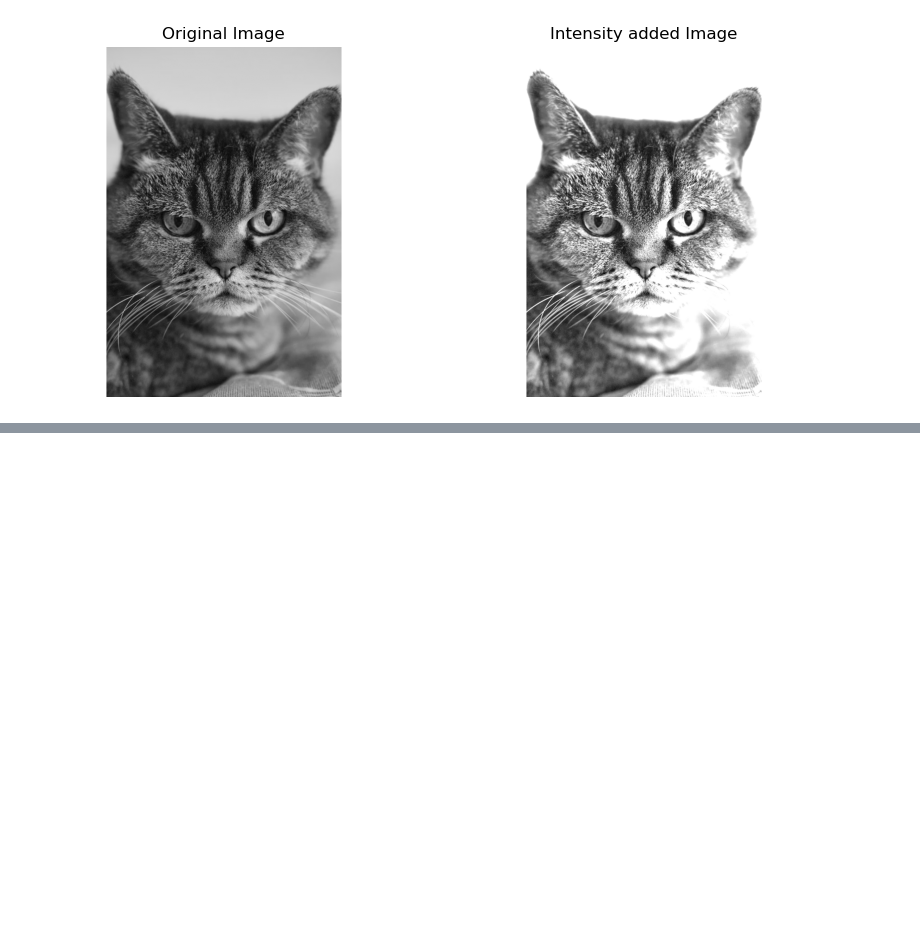
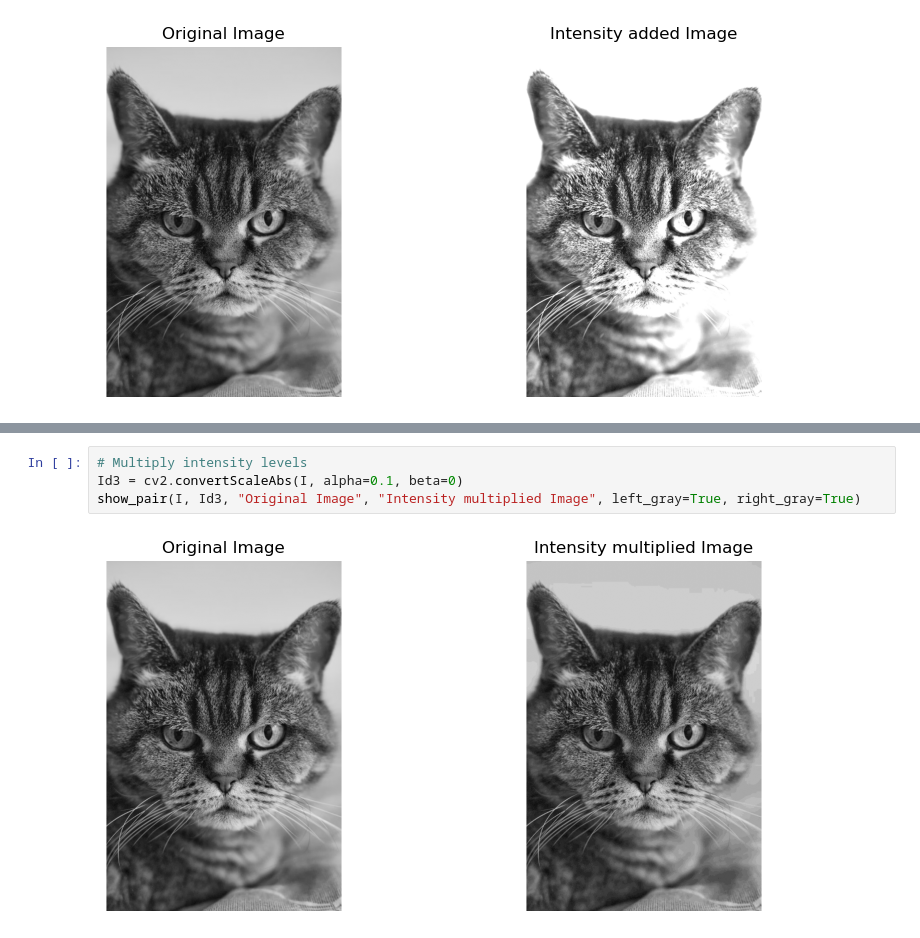
Before and after one commit to mdshiblinoman/Digital-Image-Processing-Lab, a Jupyter notebook: intensity_trasformation.ipynb, the cells around one changed output, grey strips where cells are left out. Cells and saved outputs as stored; diff of their text form; blank space fills up the shorter version.

```diff
--- a/intensity_trasformation.ipynb
+++ b/intensity_trasformation.ipynb
@@ -49,0 +56,6 @@ show_pair(I, Id1, "Original Image", "Intensity added Image", left_gray=True, rig
+# %%
+# Multiply intensity levels
+Id3 = cv2.convertScaleAbs(I, alpha=0.1, beta=0)
+show_pair(I, Id3, "Original Image", "Intensity multiplied Image", left_gray=True, right_gray=True)
+# %% [output]
+[figure, added]
```
Also changed, not shown: parts of 3 cells of this notebook, 1 other file.
